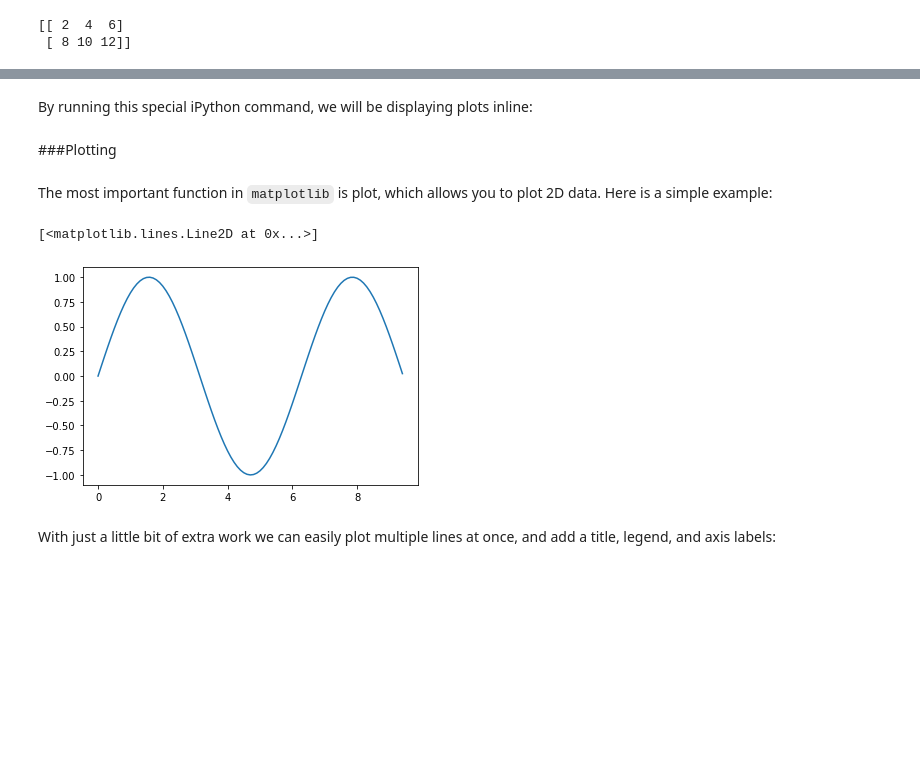
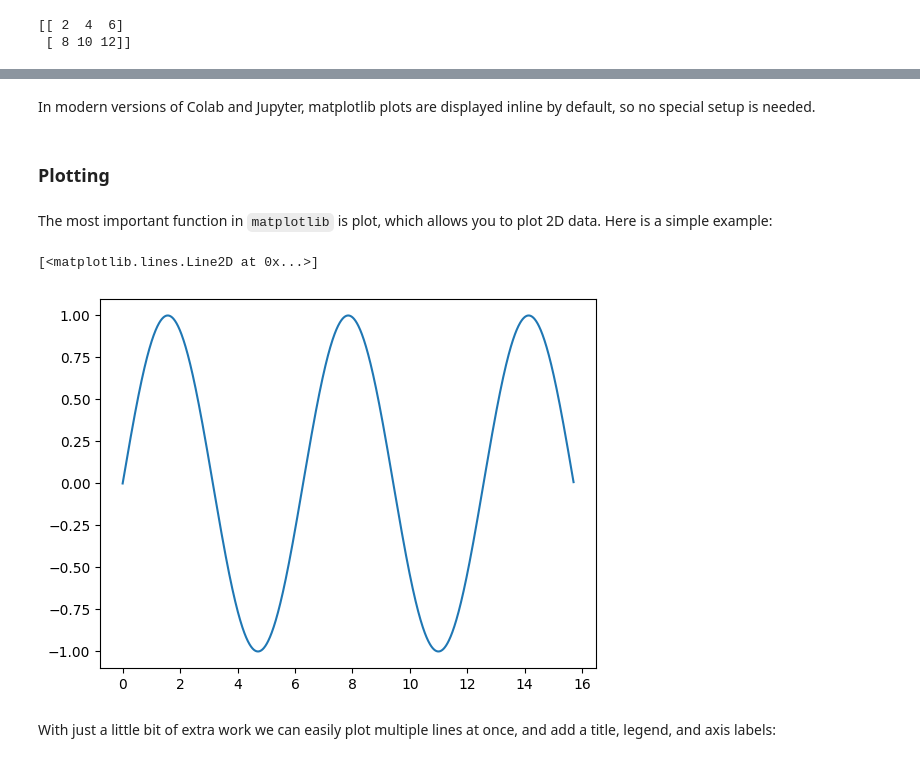
Before and after one commit to JerryYangAI/cs231n.github.io, a Jupyter notebook: python-colab.ipynb, the cells around one changed output, grey strips where cells are left out. Saved outputs shown, nothing was run; the diff lists cells and outputs as text; code cells hidden in the pictures; blank space fills up the shorter version.

```diff
--- a/python-colab.ipynb
+++ b/python-colab.ipynb
@@ -931,2 +1096,0 @@ import matplotlib.pyplot as plt
-# %% [markdown]
-By running this special iPython command, we will be displaying plots inline:
@@ -935,17 +1097,19 @@ By running this special iPython command, we will be displaying plots inline:
+# %% [markdown]
+In modern versions of Colab and Jupyter, matplotlib plots are displayed inline by default, so no special setup is needed.
 # %% [markdown]
-###Plotting
+### Plotting
 # %% [markdown]
 The most important function in `matplotlib` is plot, which allows you to plot 2D data. Here is a simple example:
 # %%
 # Compute the x and y coordinates for points on a sine curve
-x = np.arange(0, 3 * np.pi, 0.1)
+x = np.arange(0, 5 * np.pi, 0.01)
 y = np.sin(x)
 
 # Plot the points using matplotlib
 plt.plot(x, y)
 # %% [output]
 [<matplotlib.lines.Line2D at 0x...>]
-[figure, old version]
+[figure, new version]
 # %% [markdown]
 With just a little bit of extra work we can easily plot multiple lines at once, and add a title, legend, and axis labels:
 # %%
```
Also changed, not shown: parts of 103 cells of this notebook.
